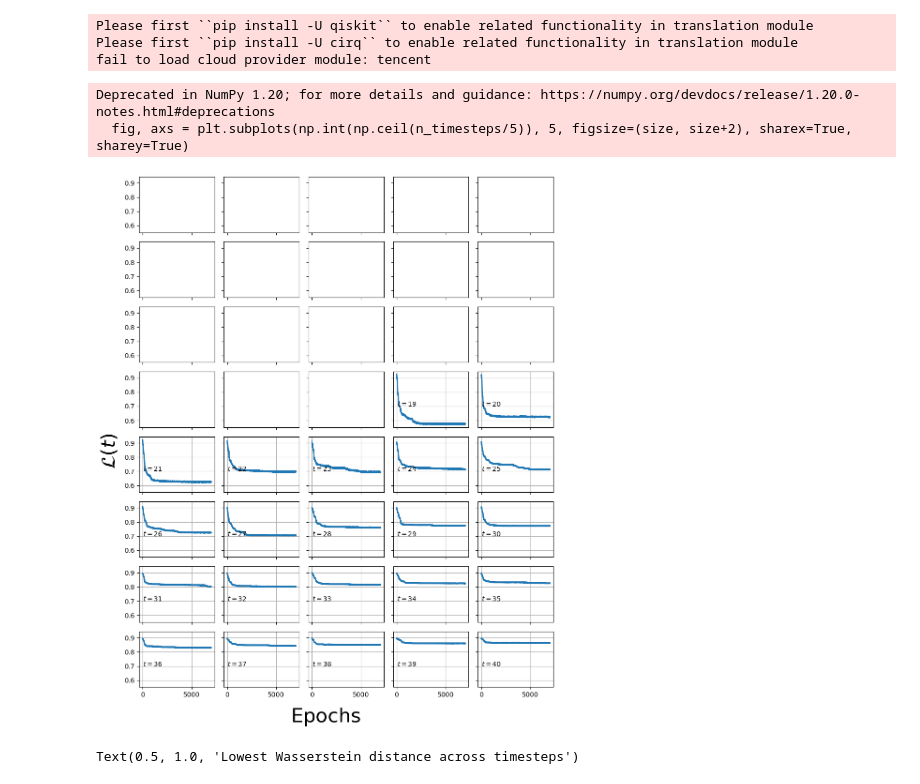
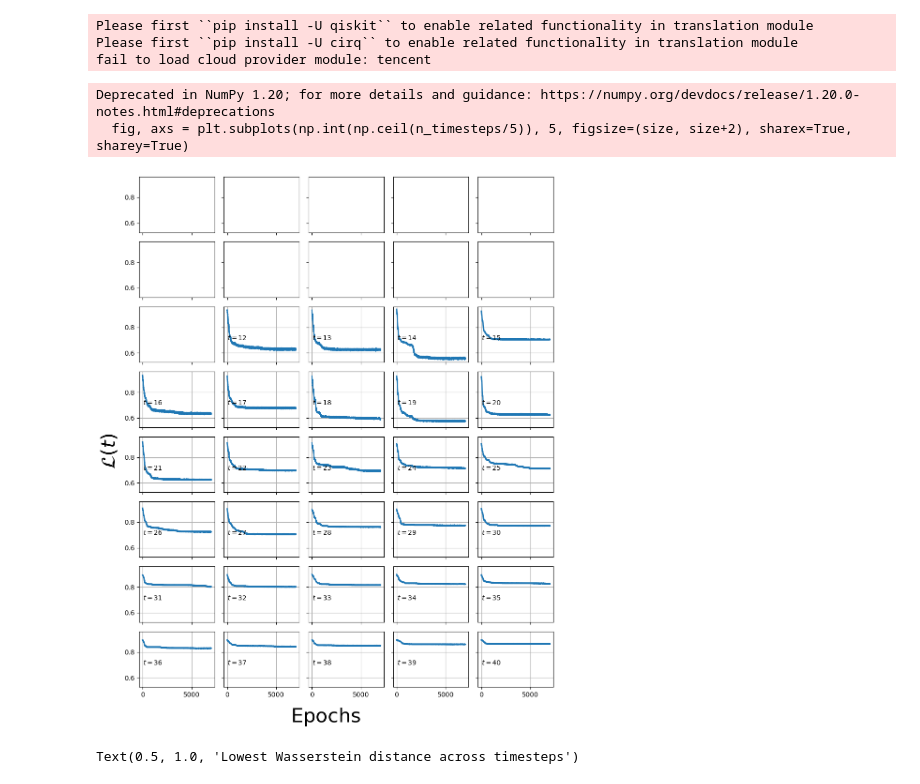
Before and after one commit to alapena/QuantGenMdl, a Jupyter notebook: visualize_denoising.ipynb, the cells around one changed output. Cells and saved outputs as stored; diff of their text form; code cells hidden in the pictures.

```diff
--- a/visualize_denoising.ipynb
+++ b/visualize_denoising.ipynb
@@ -24,23 +24,23 @@ fail to load cloud provider module: tencent
 # %%
 size = 10
 fig, axs = plt.subplots(np.int(np.ceil(n_timesteps/5)), 5, figsize=(size, size+2), sharex=True, sharey=True)
 for i in range(n_timesteps):
-    if i < 18:
+    if i < 11:
         continue
     dir, filename = get_path(config, type='modelfinallosshist', n_data=n_data, n_pixels=n_pixels, n_qubits=n_qubits, n_ancilla_qubits=n_ancilla_qubits, n_timesteps=n_timesteps, n_backward_layers=n_backward_layers, t=i+1)
     loss = np.load(dir / filename)
     axs[i//5, i%5].plot(loss, lw=2)
     # axs[i//5, i%5].tick_params(direction='in', length=6, width=2, top='on', right='on', labelsize=20)
     axs[i//5, i%5].text(x=30, y=0.7, s=r'$t=%d$'%(i+1), fontsize=10)
     # axs[i//5, i%5].set_yscale('log')
     axs[i//5, i%5].grid(True)
 fig.supxlabel(r'$\rm Epochs$', fontsize=30)
 fig.supylabel(r'$\mathcal{L}(t)$', fontsize=30)
 plt.tight_layout()
 # %% [output]
 Deprecated in NumPy 1.20; for more details and guidance: https://numpy.org/devdocs/release/1.20.0-notes.html#deprecations
   fig, axs = plt.subplots(np.int(np.ceil(n_timesteps/5)), 5, figsize=(size, size+2), sharex=True, sharey=True)
-[figure, old version]
+[figure, new version]
 # %%
 # Compute Wasserstein distance across timesteps
 wassbackwardtrain = np.zeros(n_timesteps)
```
Also changed, not shown: 2 other files.
